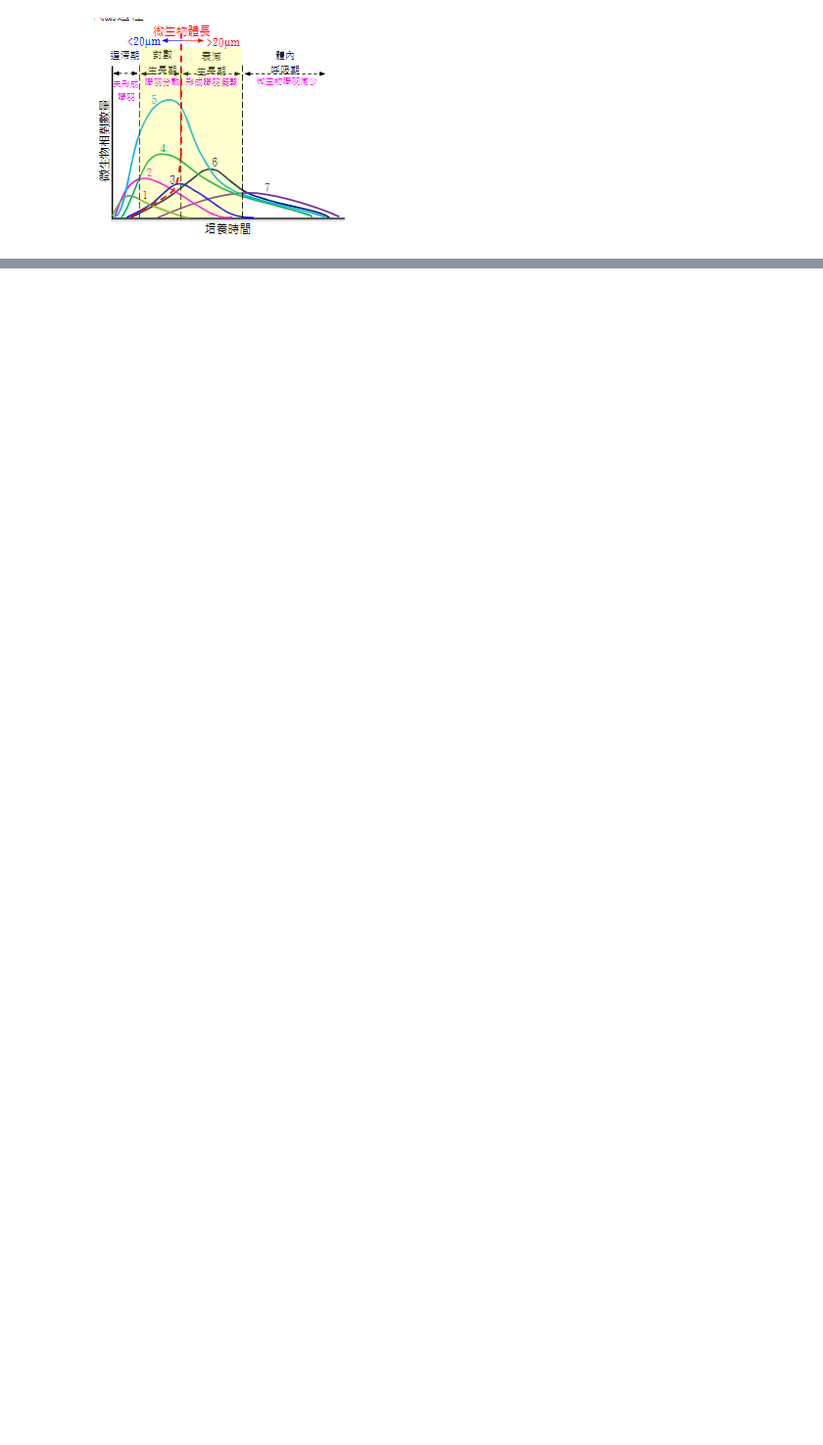
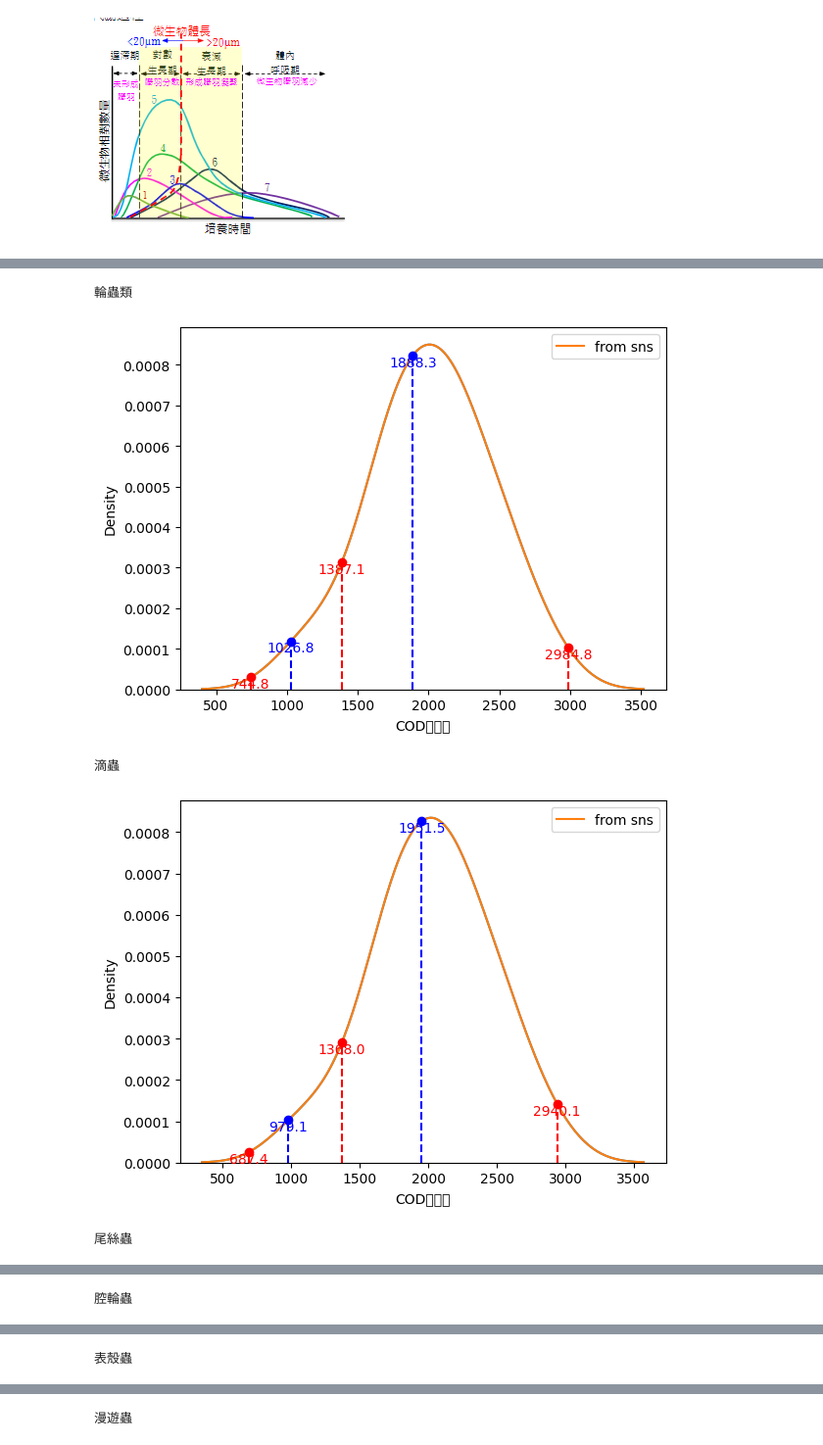
Before and after one commit to skywalker0803r/Wastewater-Biological-Treatment, a Jupyter notebook: 培養時間對微生物相對數量.ipynb, the cells around one changed output, grey strips where cells are left out. Shown at 98% size. Drawn from its saved outputs; the diff is of its cells as text; code cells hidden in the pictures; blank space fills up the shorter version.

```diff
--- a/培養時間對微生物相對數量.ipynb
+++ b/培養時間對微生物相對數量.ipynb
@@ -119 +119,28 @@ Drive already mounted at /content/drive; to attempt to forcibly remount, call dr
 ... (18 outputs left out)
+# %%
+for cName in df.cName.unique():
+    arr = df.loc[df.cName==cName,'COD差異量']
+    x, y = sns.kdeplot(arr).lines[0].get_data()
+    plt.plot(x, y, label='from sns')
+    curvature = np.gradient(np.gradient(y, x), x)
+    maxima_indices = argrelextrema(curvature, np.greater)[0]
+    minima_indices = argrelextrema(curvature, np.less)[0]
+    plt.plot(x[maxima_indices], y[maxima_indices], 'ro')
+    plt.plot(x[minima_indices], y[minima_indices], 'bo')
+
+    # 绘制垂直线并标示数值
+    for idx in maxima_indices:
+        plt.vlines(x[idx], 0, y[idx], colors='r', linestyles='dashed')
+        plt.text(x[idx], y[idx], f'{x[idx]:.1f}', ha='center', va='top', color='r')
+    for idx in minima_indices:
+        plt.vlines(x[idx], 0, y[idx], colors='b', linestyles='dashed')
+        plt.text(x[idx], y[idx], f'{x[idx]:.1f}', ha='center', va='top', color='b')
+    print(cName)
+    plt.legend()
+    plt.show()
+# %% [output]
+輪蟲類
+[figure, added]
+滴蟲
+[figure, added]
+尾絲蟲
@@ -119,0 +148 @@ Drive already mounted at /content/drive; to attempt to forcibly remount, call dr
+腔輪蟲
@@ -119,0 +150 @@ Drive already mounted at /content/drive; to attempt to forcibly remount, call dr
+表殼蟲
@@ -119,0 +152 @@ Drive already mounted at /content/drive; to attempt to forcibly remount, call dr
+漫遊蟲
```
Also changed, not shown: parts of 3 cells of this notebook.
